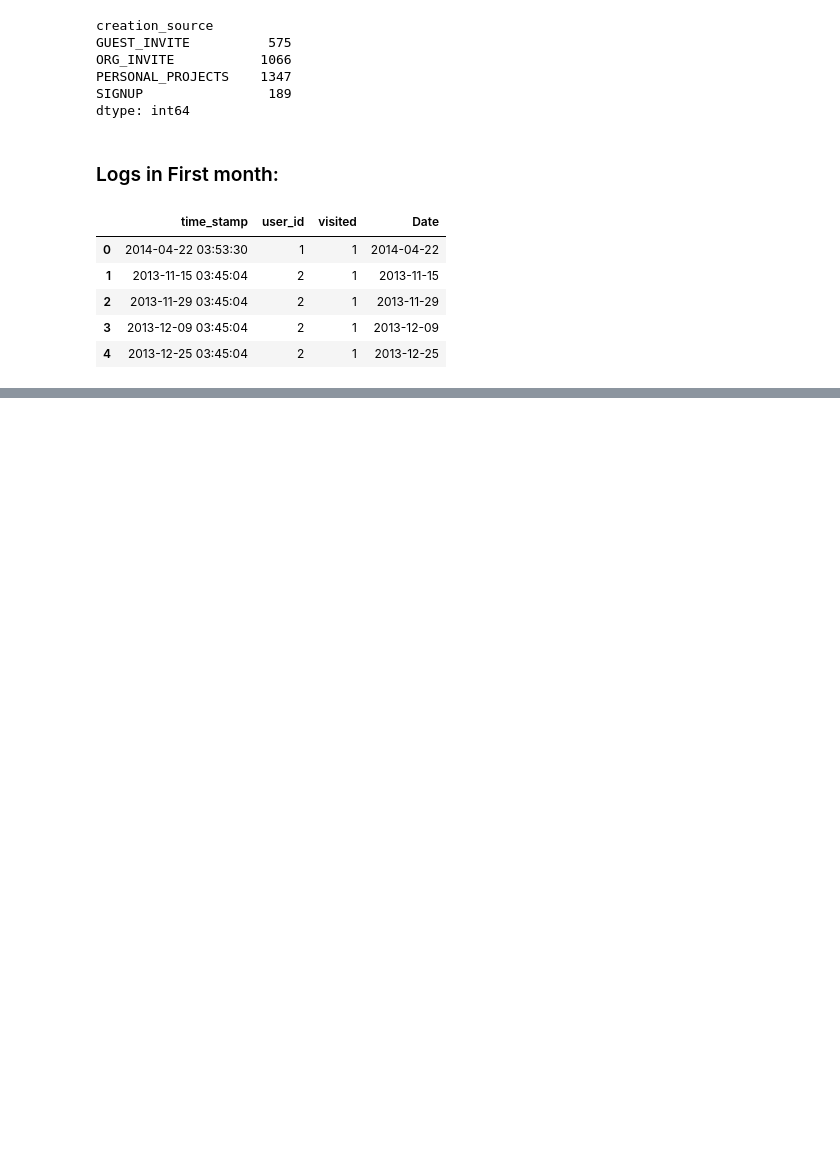
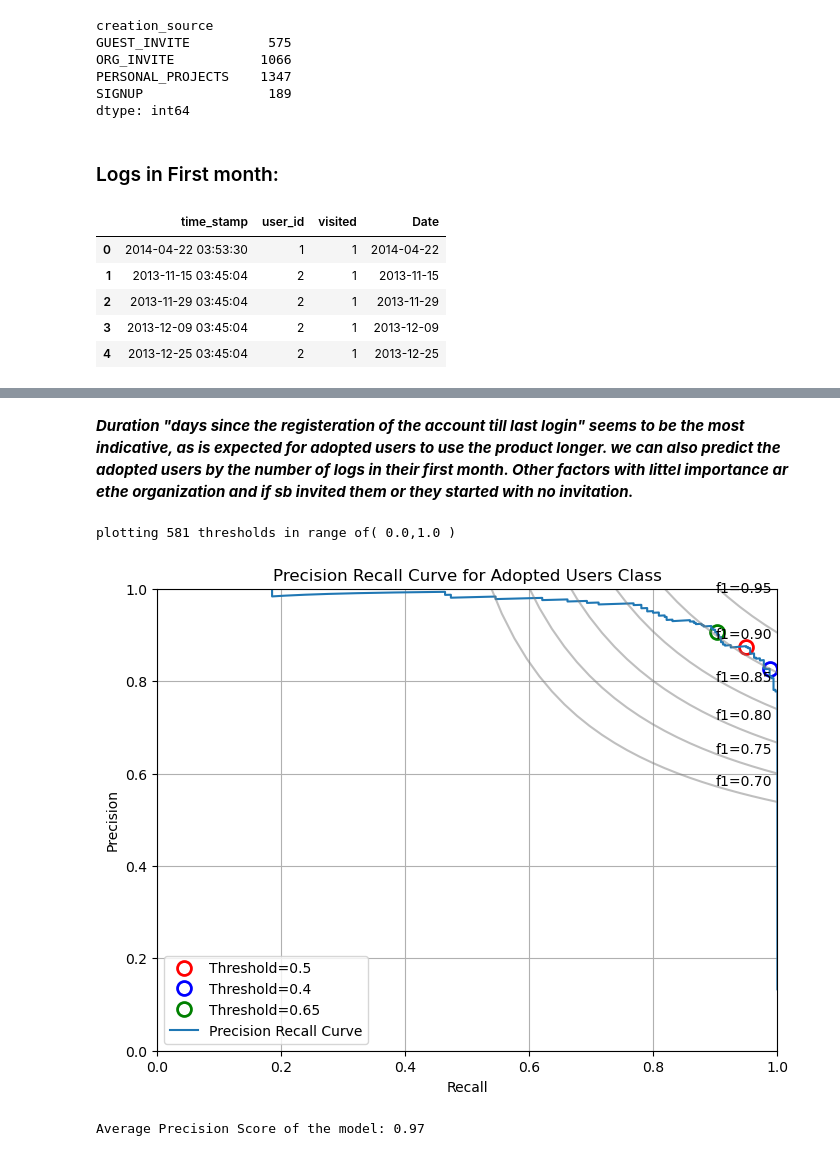
Before and after one commit to KavehVasei/Springboard, a Jupyter notebook: relax_challenge/Relax Inc.ipynb, the cells around one changed output, grey strips where cells are left out. Saved outputs shown, nothing was run; the diff lists cells and outputs as text; code cells hidden in the pictures; blank space fills up the shorter version.

```diff
--- a/relax_challenge/Relax Inc.ipynb
+++ b/relax_challenge/Relax Inc.ipynb
@@ -771,13 +540,0 @@ as is expected for adopted users to use the product longer. we can also predict
-# %%
-# calculating the values to calcuate precision_recall curve
-precision, recall, thresholds = precision_recall_curve(y_test, rf.predict_proba(X_test)[:, 1])
-
-middle_point = np.argmin(np.abs(thresholds - .5))
-plt.plot(precision[middle_point], recall[middle_point], 'ro', fillstyle = 'none', markersize = 10, mew = 2,
-         label = 'Default Prediction Threshold')
-plt.plot(precision, recall, label = "Precision Recall Curve")
-plt.xlabel('Precision')
-plt.ylabel('Recall')
-plt.title("Precision Recall Curve for Adopted Users Class")
-plt.legend()
-plt.grid()
@@ -785,0 +787,47 @@ NameError: name 'precision_recall_curve' is not defined
+# %% [markdown]
+***Duration "days since the registeration of the account till last login" seems to be the most indicative,
+as is expected for adopted users to use the product longer. we can also predict the adopted users by the number of logs in their first month. Other factors with littel importance ar ethe organization and if sb invited them or they started with no invitation.***
+# %%
+#from sklearn.metrics import precision_recall_curve, average_precision_score
+# calculating the values to calcuate precision_recall curve
+precision, recall, thresholds = precision_recall_curve(ytest, model_rf.predict_proba(Xtest)[:, 1])
+
+half_point = np.argmin(np.abs(thresholds - .5))
+quarter_point = np.argmin(np.abs(thresholds - .35))
+threequarter_point = np.argmin(np.abs(thresholds - .65))
+plt.figure(figsize=(8,6))
+plt.plot(recall[half_point],precision[half_point], 'ro', fillstyle = 'none', markersize = 10, mew = 2,
+         label = 'Threshold=0.5')
+plt.plot(recall[quarter_point],precision[quarter_point], 'bo', fillstyle = 'none', markersize = 10, mew = 2,
+         label = 'Threshold=0.4')
+plt.plot(recall[threequarter_point],precision[threequarter_point], 'go', fillstyle = 'none', markersize = 10, mew = 2,
+         label = 'Threshold=0.65')
+
+
+
+plt.plot(recall,precision, label = "Precision Recall Curve")
+plt.ylabel('Precision')
+plt.xlim(0,1)
+plt.ylim(0,1)
+plt.xlabel('Recall')
+plt.title("Precision Recall Curve for Adopted Users Class")
+plt.legend()
+plt.grid()
+f_scores = np.linspace(0.7, 0.95, num=6)
+lines, labels = [], []
+for f_score in f_scores:
+    x = np.linspace(0.01, 1)
+    y = f_score * x / (2 * x - f_score)
+    (l,) = plt.plot(x[y >= 0], y[y >= 0], color="gray", alpha=0.5)
+    plt.annotate("f1={0:0.2f}".format(f_score), xy=(0.9, y[45] + 0.01))
+
+print(f"plotting {len(thresholds)} thresholds in range of( {round(min(thresholds),3)},{max(thresholds)} )")
+# %% [output]
+plotting 581 thresholds in range of( 0.0,1.0 )
+[figure, added]
+# %%
+# though average precision is more useful for multi class situations still it averages precision of adopted and th enonadopted users
+av_pr = average_precision_score(ytest, model_rf.predict_proba(Xtest)[:, 1])
+print("Average Precision Score of the model: {:.2f}".format(av_pr))
+# %% [output]
+Average Precision Score of the model: 0.97
```
Also changed, not shown: parts of 36 cells of this notebook.
